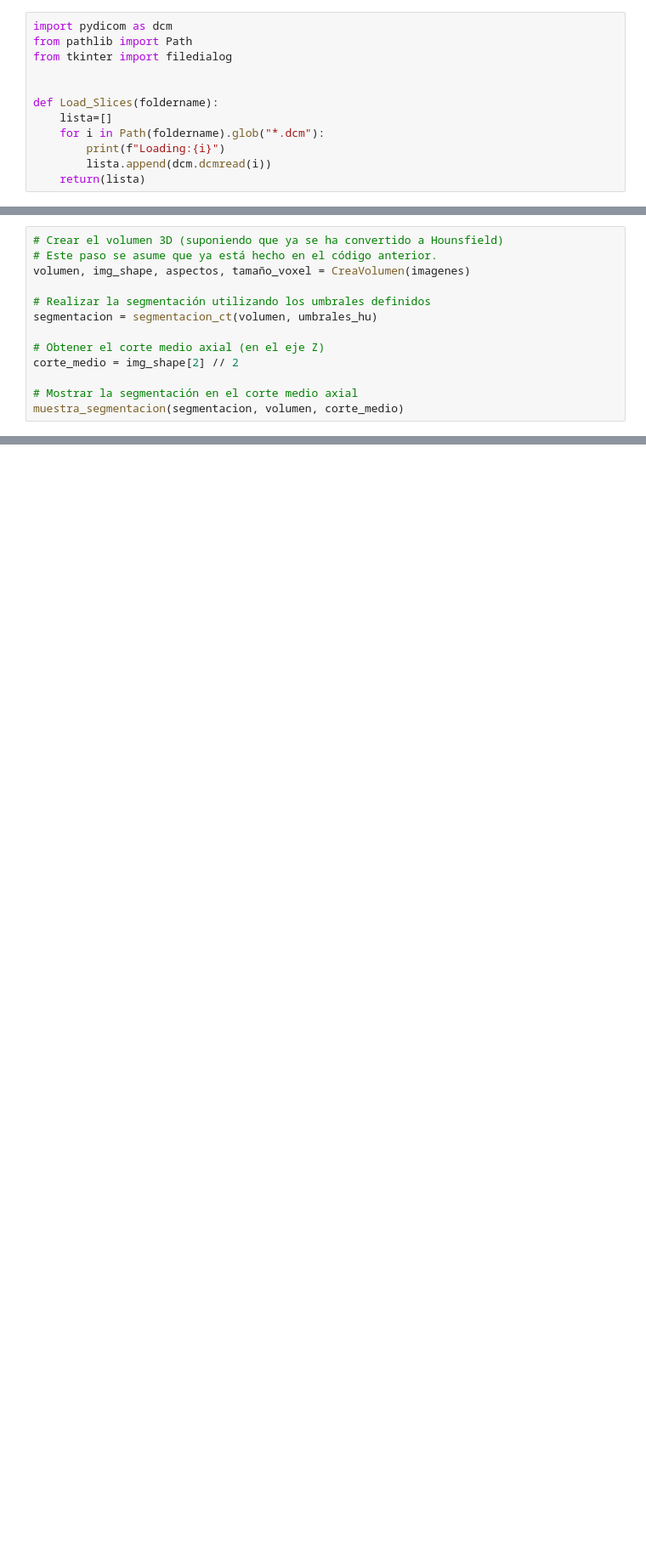
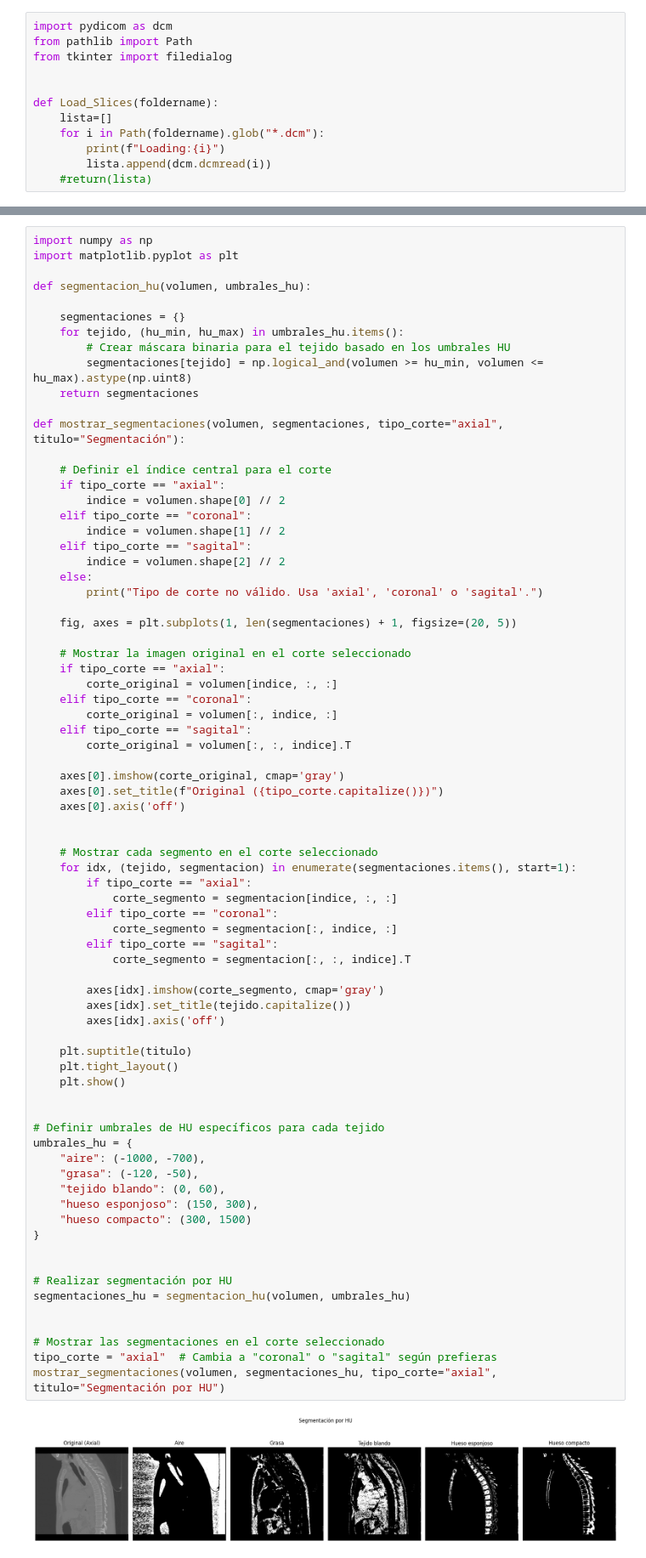
Before and after one commit to PaulaMartinezCamarero/P1_Sistemas_Inteligentes, a Jupyter notebook: code/Practica_1.ipynb, the cells around one changed output, grey strips where cells are left out. Shown at 85% size. Drawn from its saved outputs; the diff is of its cells as text; blank space fills up the shorter version.

Commit message:
mejoro loadslices, metadata y arreglo fallos derivados y segmentaciones, faltaria modularizar y guardar las imagenes obtenidas

```diff
--- a/code/Practica_1.ipynb
+++ b/code/Practica_1.ipynb
@@ -146,7 +146,7 @@ def Load_Slices(foldername):
     for i in Path(foldername).glob("*.dcm"):
         print(f"Loading:{i}")
         lista.append(dcm.dcmread(i))
-    return(lista)
+    #return(lista)
 # %%
 foldername=filedialog.askdirectory(title="Selecciona una carpeta")
 
@@ -484,13 +443,0 @@ umbrales_hu = {
-# %%
-# Crear el volumen 3D (suponiendo que ya se ha convertido a Hounsfield)
-# Este paso se asume que ya está hecho en el código anterior.
-volumen, img_shape, aspectos, tamaño_voxel = CreaVolumen(imagenes)
-
-# Realizar la segmentación utilizando los umbrales definidos
-segmentacion = segmentacion_ct(volumen, umbrales_hu)
-
-# Obtener el corte medio axial (en el eje Z)
-corte_medio = img_shape[2] // 2
-
-# Mostrar la segmentación en el corte medio axial
-muestra_segmentacion(segmentacion, volumen, corte_medio)
@@ -498,0 +446,76 @@ muestra_segmentacion(segmentacion, volumen, corte_medio)
+# %%
+import numpy as np
+import matplotlib.pyplot as plt
+
+def segmentacion_hu(volumen, umbrales_hu):
+
+    segmentaciones = {}
+    for tejido, (hu_min, hu_max) in umbrales_hu.items():
+        # Crear máscara binaria para el tejido basado en los umbrales HU
+        segmentaciones[tejido] = np.logical_and(volumen >= hu_min, volumen <= hu_max).astype(np.uint8)
+    return segmentaciones
+
+def mostrar_segmentaciones(volumen, segmentaciones, tipo_corte="axial", titulo="Segmentación"):
+
+    # Definir el índice central para el corte
+    if tipo_corte == "axial":
+        indice = volumen.shape[0] // 2
+    elif tipo_corte == "coronal":
+        indice = volumen.shape[1] // 2
+    elif tipo_corte == "sagital":
+        indice = volumen.shape[2] // 2
+    else:
+        print("Tipo de corte no válido. Usa 'axial', 'coronal' o 'sagital'.")
+
+    fig, axes = plt.subplots(1, len(segmentaciones) + 1, figsize=(20, 5))
+
+    # Mostrar la imagen original en el corte seleccionado
+    if tipo_corte == "axial":
+        corte_original = volumen[indice, :, :]
+    elif tipo_corte == "coronal":
+        corte_original = volumen[:, indice, :]
+    elif tipo_corte == "sagital":
+        corte_original = volumen[:, :, indice].T
+
+    axes[0].imshow(corte_original, cmap='gray')
+    axes[0].set_title(f"Original ({tipo_corte.capitalize()})")
+    axes[0].axis('off')
+
+
+    # Mostrar cada segmento en el corte seleccionado
+    for idx, (tejido, segmentacion) in enumerate(segmentaciones.items(), start=1):
+        if tipo_corte == "axial":
+            corte_segmento = segmentacion[indice, :, :]
+        elif tipo_corte == "coronal":
+            corte_segmento = segmentacion[:, indice, :]
+        elif tipo_corte == "sagital":
+            corte_segmento = segmentacion[:, :, indice].T
+
+        axes[idx].imshow(corte_segmento, cmap='gray')
+        axes[idx].set_title(tejido.capitalize())
+        axes[idx].axis('off')
+
+    plt.suptitle(titulo)
+    plt.tight_layout()
+    plt.show()
+
+
+# Definir umbrales de HU específicos para cada tejido
+umbrales_hu = {
+    "aire": (-1000, -700),
+    "grasa": (-120, -50),
+    "tejido blando": (0, 60),
+    "hueso esponjoso": (150, 300),
+    "hueso compacto": (300, 1500)
+}
+
+
+# Realizar segmentación por HU
+segmentaciones_hu = segmentacion_hu(volumen, umbrales_hu)
+
+
+# Mostrar las segmentaciones en el corte seleccionado
+tipo_corte = "axial"  # Cambia a "coronal" o "sagital" según prefieras
+mostrar_segmentaciones(volumen, segmentaciones_hu, tipo_corte="axial", titulo="Segmentación por HU")
+# %% [output]
+[figure, added]
```
Also changed, not shown: parts of 12 cells of this notebook.
